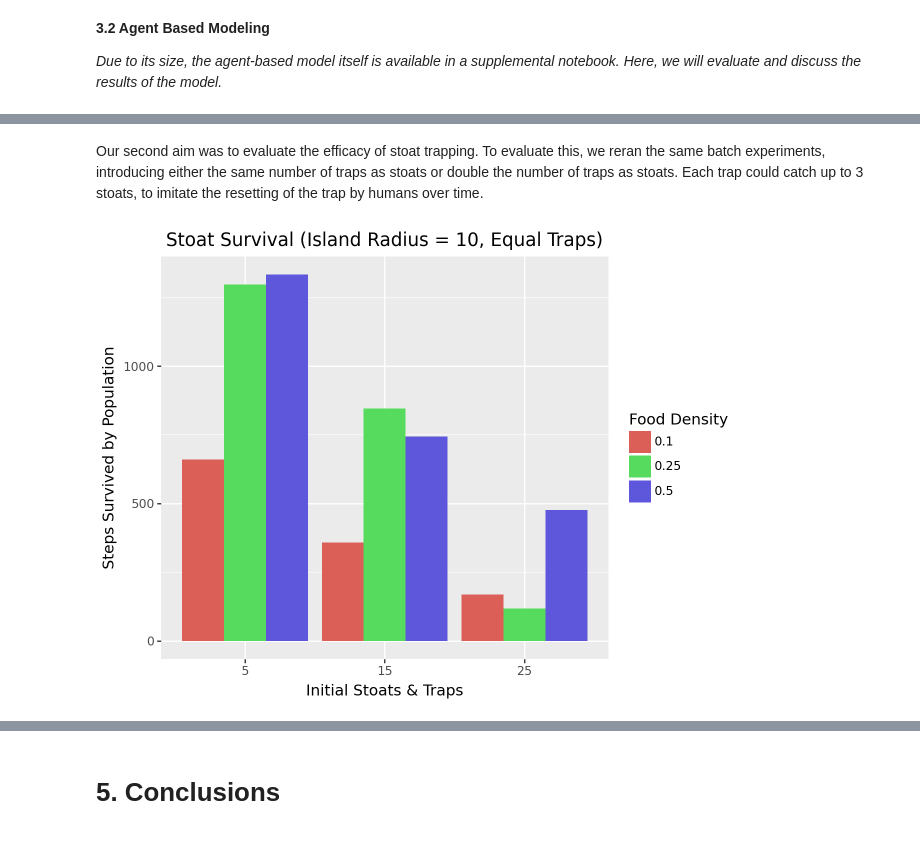
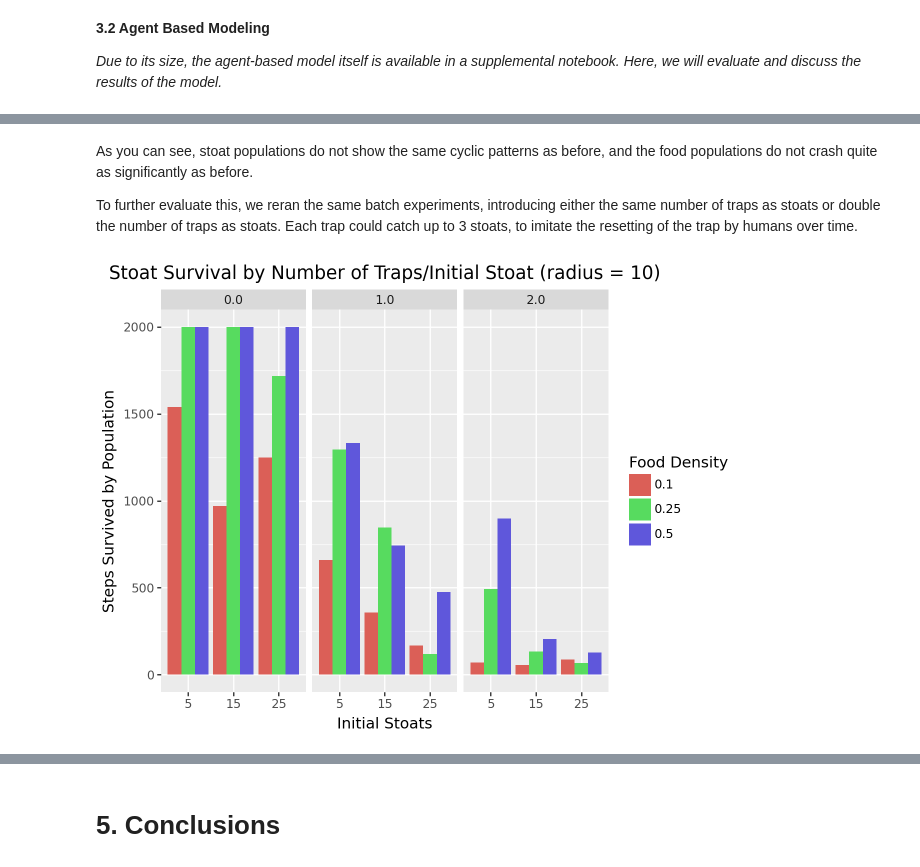
Before and after one commit to k-atej/stoatmodel, a Jupyter notebook: scicomp-stoat-model.ipynb, the cells around one changed output, grey strips where cells are left out. Saved outputs shown, nothing was run; the diff lists cells and outputs as text; code cells hidden in the pictures.

```diff
--- a/scicomp-stoat-model.ipynb
+++ b/scicomp-stoat-model.ipynb
@@ -333,20 +405,27 @@ As you can see above, food density was the primary factor which determined the s
 # %% [markdown]
-Our second aim was to evaluate the efficacy of stoat trapping. To evaluate this, we reran the same batch experiments, introducing either the same number of traps as stoats or double the number of traps as stoats. Each trap could catch up to 3 stoats, to imitate the resetting of the trap by humans over time.
+As you can see, stoat populations do not show the same cyclic patterns as before, and the food populations do not crash quite as significantly as before.
+
+To further evaluate this, we reran the same batch experiments, introducing either the same number of traps as stoats or double the number of traps as stoats. Each trap could catch up to 3 stoats, to imitate the resetting of the trap by humans over time.
+# %%
+df = pd.read_csv("/kaggle/input/stoats-radius-10/all.csv")
+#df2 = pd.read_csv("/kaggle/input/stoats-radius-20/all.csv")
+#df = pd.concat([df, df2], axis=0, ignore_index=True)
+df["trap status"] = df["traps"] / df["stoats"]
 # %%
-df = pd.read_csv("/kaggle/input/stoats-equal-traps-radius-10/all.csv")
-df_average = df.groupby(['stoats', 'food_density'], as_index=False, sort=False)['Step'].mean()
-df_average.head(5)
-
+df_average = df.groupby(['stoats', 'food_density', 'trap status'], as_index=False, sort=False)['Step'].mean()
 df_average["stoats"] = df_average["stoats"].astype("category")
 df_average["food_density"] = df_average["food_density"].astype("category")
+df_average["trap status"] = df_average["trap status"].astype("category")
 # %%
+
 (
     ggplot(df_average, aes(x="stoats", y="Step", fill="food_density"))
     + geom_bar(stat="identity", position="dodge")
-    + ggtitle("Stoat Survival (Island Radius = 10, Equal Traps)")
-    + xlab("Initial Stoats & Traps")
+    + facet_wrap("trap status")
+    + ggtitle("Stoat Survival by Number of Traps/Initial Stoat (radius = 10)")
+    + xlab("Initial Stoats")
     + ylab("Steps Survived by Population")
     + labs(fill="Food Density")
 )
 # %% [output]
-[figure, old version]
+[figure, new version]
```
Also changed, not shown: parts of 30 cells of this notebook.
